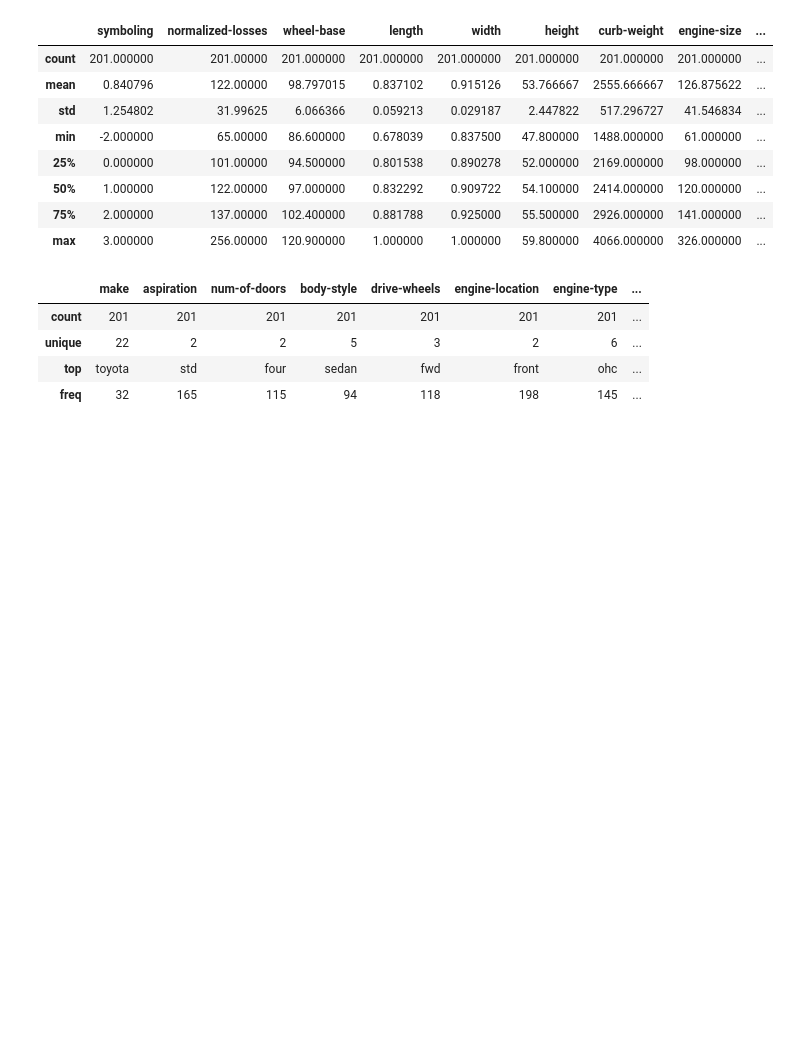
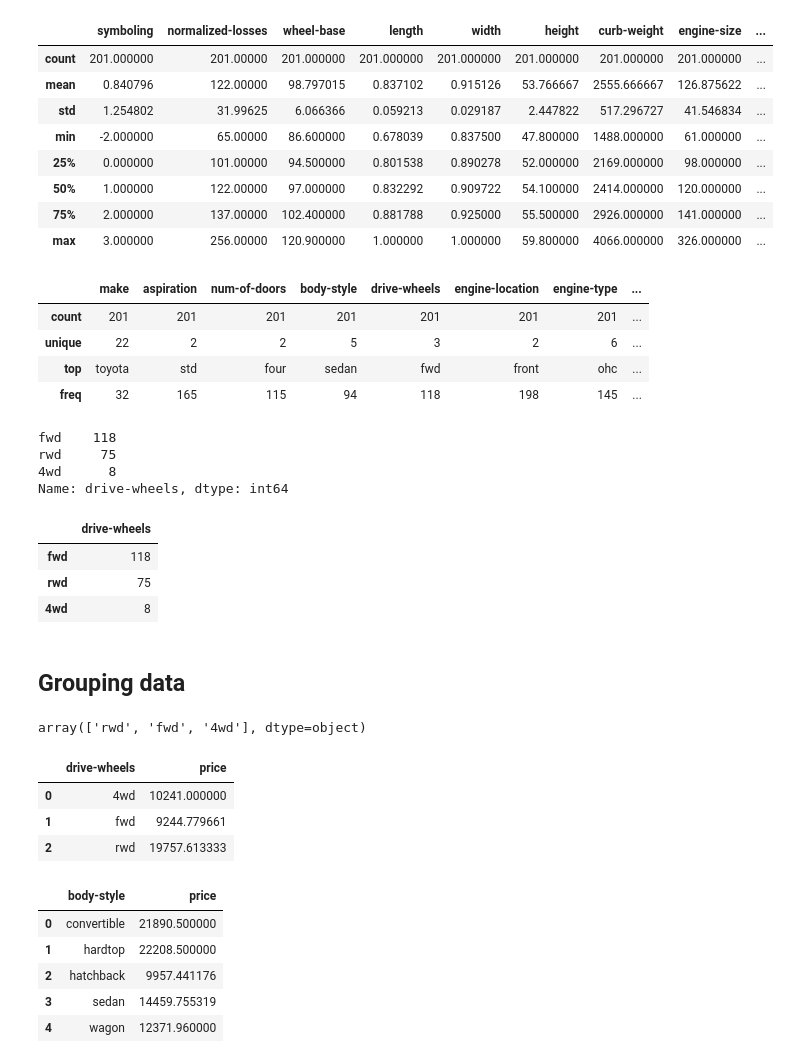
Before and after one commit to saimun4all/Exploratory-Data-Analysis, a Jupyter notebook: Exploratory_analysis_cars.ipynb, the cells around one changed output. Drawn from its saved outputs; the diff is of its cells as text; code cells hidden in the pictures; blank space fills up the shorter version.

Commit message:
Use grouping of data to find avg price of each car based on body-style

```diff
--- a/Exploratory_analysis_cars.ipynb
+++ b/Exploratory_analysis_cars.ipynb
@@ -180,3 +180,23 @@ df.describe(include=['object'])
 | unique | 22 | 2 | 2 | 5 | 3 | 2 | 6 | ... |
 | top | toyota | std | four | sedan | fwd | front | ohc | ... |
 | freq | 32 | 165 | 115 | 94 | 118 | 198 | 145 | ... |
+# %%
+df['drive-wheels'].value_counts()
+# %% [output]
+fwd    118
+rwd     75
+4wd      8
+Name: drive-wheels, dtype: int64
+# %%
+df['drive-wheels'].value_counts().to_frame()
+# %% [output]
+|  | drive-wheels |
+| fwd | 118 |
+| rwd | 75 |
+| 4wd | 8 |
+# %% [markdown]
+## Grouping data
+# %%
+df['drive-wheels'].unique()
+# %% [output]
+array(['rwd', 'fwd', '4wd'], dtype=object)
@@ -182,0 +205,9 @@ df.describe(include=['object'])
+# %%
+# Grouping results
+df_group_one = df_group_one.groupby(['drive-wheels'],as_index=False).mean()
+df_group_one
+# %% [output]
+|  | drive-wheels | price |
+| 0 | 4wd | 10241.000000 |
+| 1 | fwd | 9244.779661 |
+| 2 | rwd | 19757.613333 |
@@ -182,0 +216,13 @@ df.describe(include=['object'])
+# %%
+# Grouping data based on "price" and "body-style"
+df_group_two = df[['body-style','price']]
+# %%
+df_group_two = df_group_two.groupby(['body-style'],as_index=False).mean()
+df_group_two
+# %% [output]
+|  | body-style | price |
+| 0 | convertible | 21890.500000 |
+| 1 | hardtop | 22208.500000 |
+| 2 | hatchback | 9957.441176 |
+| 3 | sedan | 14459.755319 |
+| 4 | wagon | 12371.960000 |
```
Also changed, not shown: parts of 2 cells of this notebook.
